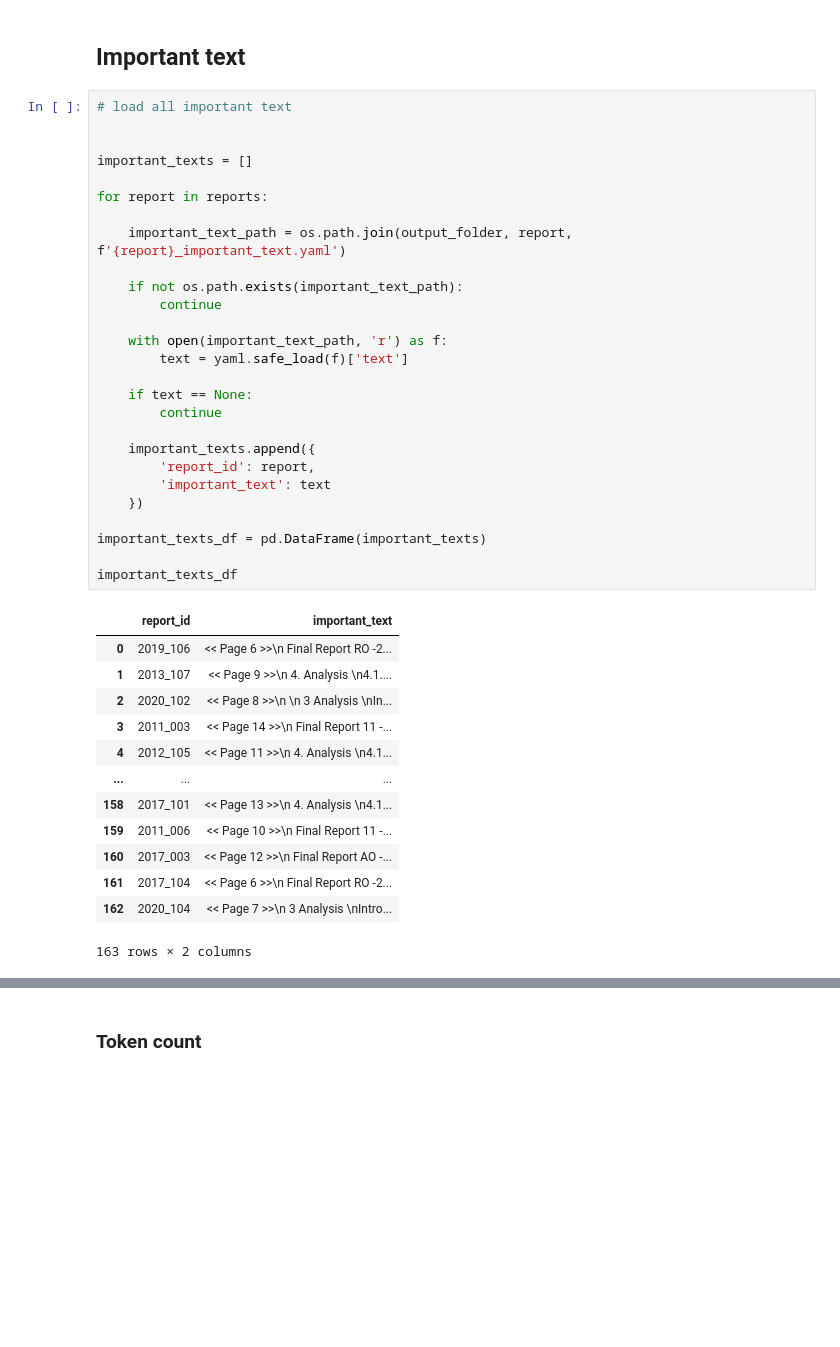
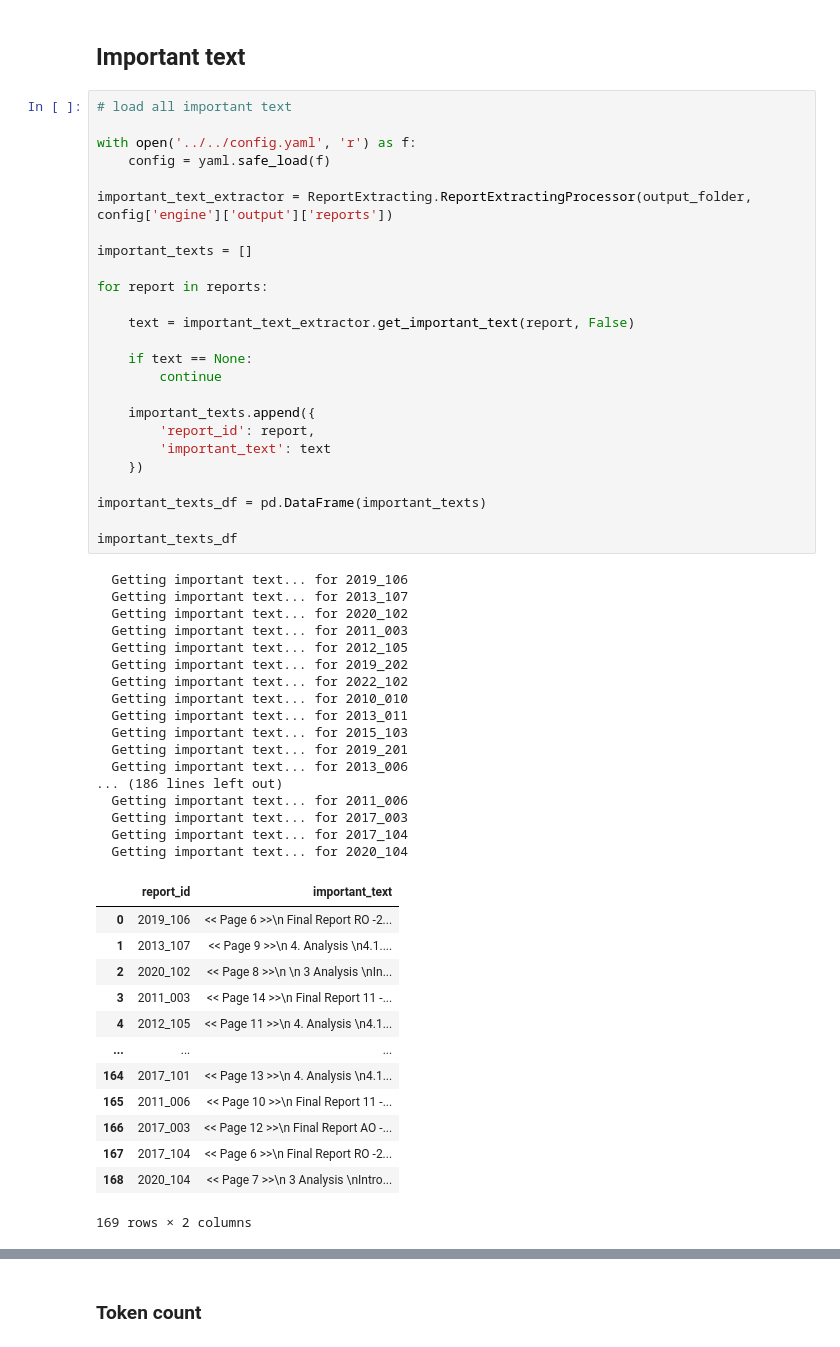
Before and after one commit to 1jamesthompson1/TAIC-report-summary, a Jupyter notebook: notebooks/vector database exploration/vector_db_exploration.ipynb, the cells around one changed output, grey strips where cells are left out. Drawn from its saved outputs; the diff is of its cells as text; blank space fills up the shorter version.

```diff
--- a/notebooks/vector database exploration/vector_db_exploration.ipynb
+++ b/notebooks/vector database exploration/vector_db_exploration.ipynb
@@ -98,41 +98,56 @@ report_text_df
 # %%
 # load all important text
 
+with open('../../config.yaml', 'r') as f:
+    config = yaml.safe_load(f)
+
+important_text_extractor = ReportExtracting.ReportExtractingProcessor(output_folder, config['engine']['output']['reports'])
 
 important_texts = []
 
 for report in reports:
 
-    important_text_path = os.path.join(output_folder, report, f'{report}_important_text.yaml')
-
-    if not os.path.exists(important_text_path):
-        continue
-
-    with open(important_text_path, 'r') as f:
-        text = yaml.safe_load(f)['text']
+    text = important_text_extractor.get_important_text(report, False)
 
     if text == None:
         continue
 
     important_texts.append({
         'report_id': report,
         'important_text': text
     })
 
 important_texts_df = pd.DataFrame(important_texts)
 
 important_texts_df
 # %% [output]
+  Getting important text... for 2019_106
+  Getting important text... for 2013_107
+  Getting important text... for 2020_102
+  Getting important text... for 2011_003
+  Getting important text... for 2012_105
+  Getting important text... for 2019_202
+  Getting important text... for 2022_102
+  Getting important text... for 2010_010
+  Getting important text... for 2013_011
+  Getting important text... for 2015_103
+  Getting important text... for 2019_201
+  Getting important text... for 2013_006
+... (186 lines left out)
+  Getting important text... for 2011_006
+  Getting important text... for 2017_003
+  Getting important text... for 2017_104
+  Getting important text... for 2020_104
 |  | report_id | important_text |
 | 0 | 2019_106 | << Page 6 >>\n Final Report RO -2... |
 | 1 | 2013_107 | << Page 9 >>\n 4. Analysis \n4.1.... |
 | 2 | 2020_102 | << Page 8 >>\n \n 3 Analysis \nIn... |
 | 3 | 2011_003 | << Page 14 >>\n Final Report 11 -... |
 | 4 | 2012_105 | << Page 11 >>\n 4. Analysis \n4.1... |
 | ... | ... | ... |
-| 158 | 2017_101 | << Page 13 >>\n 4. Analysis \n4.1... |
-| 159 | 2011_006 | << Page 10 >>\n Final Report 11 -... |
-| 160 | 2017_003 | << Page 12 >>\n Final Report AO -... |
-| 161 | 2017_104 | << Page 6 >>\n Final Report RO -2... |
-| 162 | 2020_104 | << Page 7 >>\n 3 Analysis \nIntro... |
+| 164 | 2017_101 | << Page 13 >>\n 4. Analysis \n4.1... |
+| 165 | 2011_006 | << Page 10 >>\n Final Report 11 -... |
+| 166 | 2017_003 | << Page 12 >>\n Final Report AO -... |
+| 167 | 2017_104 | << Page 6 >>\n Final Report RO -2... |
+| 168 | 2020_104 | << Page 7 >>\n 3 Analysis \nIntro... |
-163 rows × 2 columns
+169 rows × 2 columns
```
Also changed, not shown: parts of 27 cells of this notebook.
